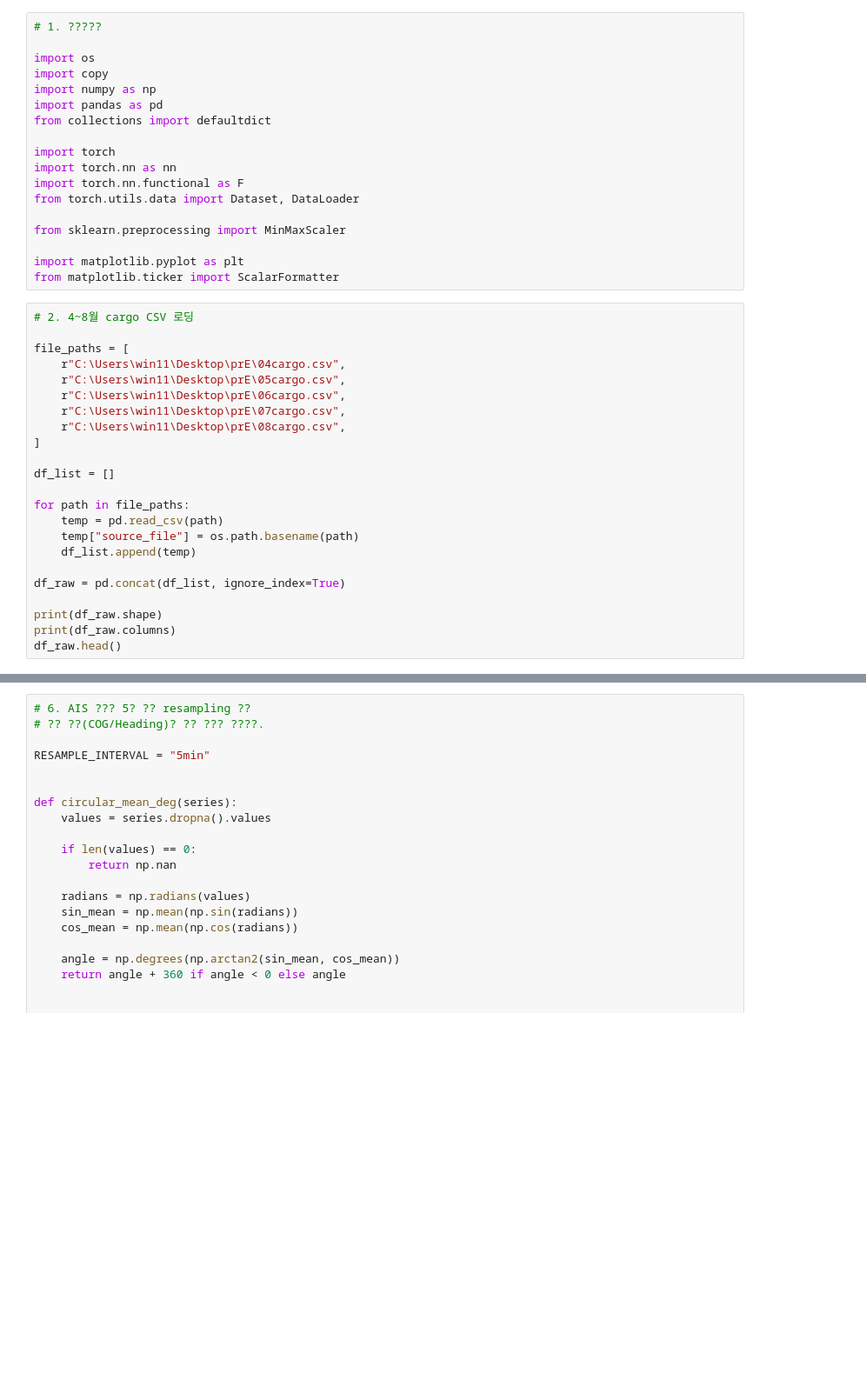
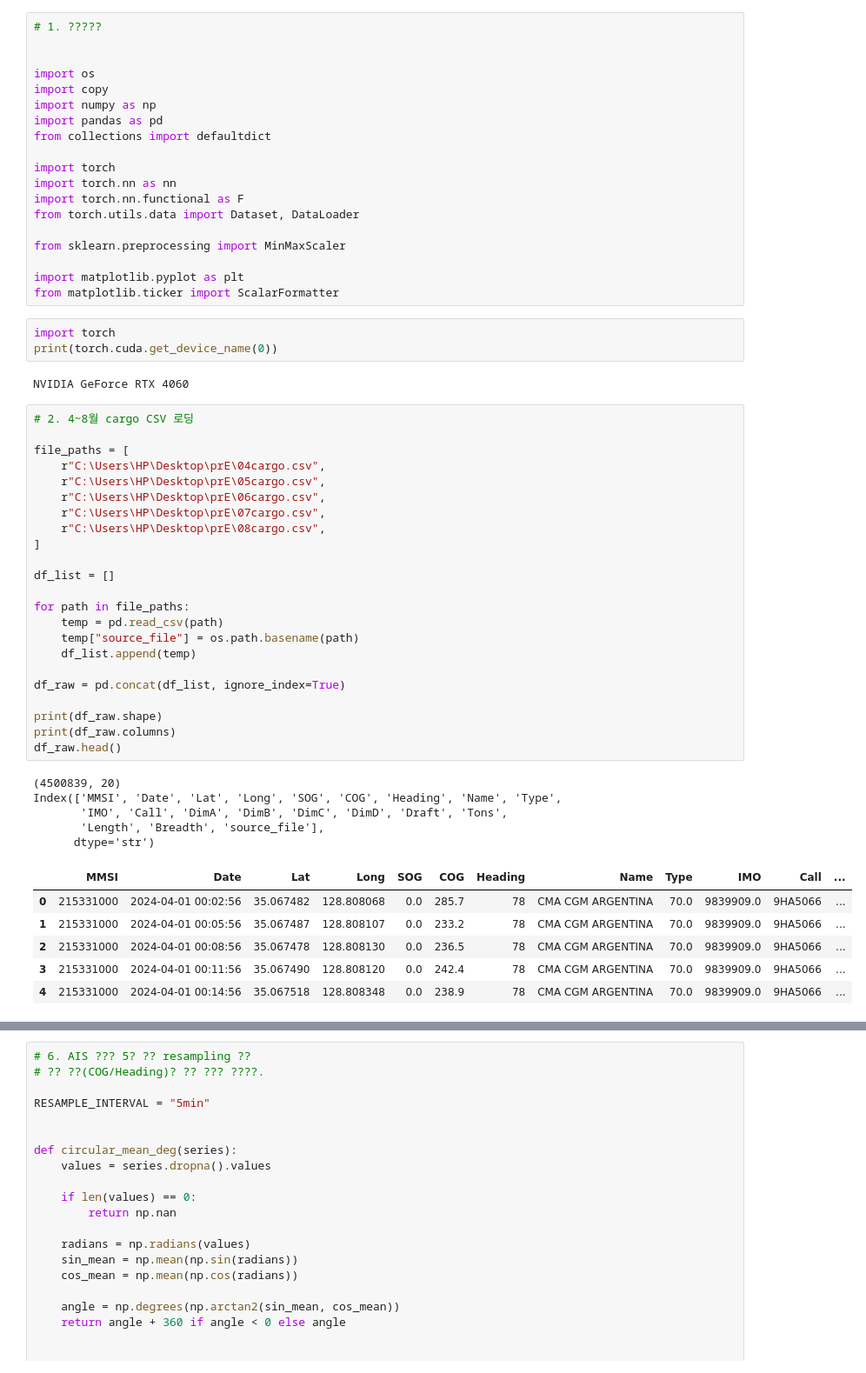
Before and after one commit to SHINEB-1118/notebook, a Jupyter notebook: STMGCN_3_trajectory_prediction.ipynb, the cells around one changed output, grey strips where cells are left out. Shown at 87% size. Saved outputs shown, nothing was run; the diff lists cells and outputs as text; blank space fills up the shorter version.

```diff
--- a/STMGCN_3_trajectory_prediction.ipynb
+++ b/STMGCN_3_trajectory_prediction.ipynb
@@ -1,5 +1,6 @@
 # %%
 # 1. ?????
+
 
 import os
 import copy
@@ -16,29 +17,46 @@ from sklearn.preprocessing import MinMaxScaler
 
 import matplotlib.pyplot as plt
 from matplotlib.ticker import ScalarFormatter
+# %%
+import torch
+print(torch.cuda.get_device_name(0))
+# %% [output]
+NVIDIA GeForce RTX 4060
 # %%
 # 2. 4~8월 cargo CSV 로딩
 
 file_paths = [
-    r"C:\Users\win11\Desktop\prE\04cargo.csv",
-    r"C:\Users\win11\Desktop\prE\05cargo.csv",
-    r"C:\Users\win11\Desktop\prE\06cargo.csv",
-    r"C:\Users\win11\Desktop\prE\07cargo.csv",
-    r"C:\Users\win11\Desktop\prE\08cargo.csv",
+    r"C:\Users\HP\Desktop\prE\04cargo.csv",
+    r"C:\Users\HP\Desktop\prE\05cargo.csv",
+    r"C:\Users\HP\Desktop\prE\06cargo.csv",
+    r"C:\Users\HP\Desktop\prE\07cargo.csv",
+    r"C:\Users\HP\Desktop\prE\08cargo.csv",
 ]
 
 df_list = []
 
 for path in file_paths:
     temp = pd.read_csv(path)
     temp["source_file"] = os.path.basename(path)
     df_list.append(temp)
 
 df_raw = pd.concat(df_list, ignore_index=True)
 
 print(df_raw.shape)
 print(df_raw.columns)
 df_raw.head()
+# %% [output]
+(4500839, 20)
+Index(['MMSI', 'Date', 'Lat', 'Long', 'SOG', 'COG', 'Heading', 'Name', 'Type',
+       'IMO', 'Call', 'DimA', 'DimB', 'DimC', 'DimD', 'Draft', 'Tons',
+       'Length', 'Breadth', 'source_file'],
+      dtype='str')
+|  | MMSI | Date | Lat | Long | SOG | COG | Heading | Name | Type | IMO | Call | ... |
+| 0 | 215331000 | 2024-04-01 00:02:56 | 35.067482 | 128.808068 | 0.0 | 285.7 | 78 | CMA CGM ARGENTINA | 70.0 | 9839909.0 | 9HA5066 | ... |
+| 1 | 215331000 | 2024-04-01 00:05:56 | 35.067487 | 128.808107 | 0.0 | 233.2 | 78 | CMA CGM ARGENTINA | 70.0 | 9839909.0 | 9HA5066 | ... |
+| 2 | 215331000 | 2024-04-01 00:08:56 | 35.067478 | 128.808130 | 0.0 | 236.5 | 78 | CMA CGM ARGENTINA | 70.0 | 9839909.0 | 9HA5066 | ... |
+| 3 | 215331000 | 2024-04-01 00:11:56 | 35.067490 | 128.808120 | 0.0 | 242.4 | 78 | CMA CGM ARGENTINA | 70.0 | 9839909.0 | 9HA5066 | ... |
+| 4 | 215331000 | 2024-04-01 00:14:56 | 35.067518 | 128.808348 | 0.0 | 238.9 | 78 | CMA CGM ARGENTINA | 70.0 | 9839909.0 | 9HA5066 | ... |
 # %%
 # 3. 컬럼 정리 및 기본 전처리
 
```
Also changed, not shown: parts of 17 cells of this notebook.
